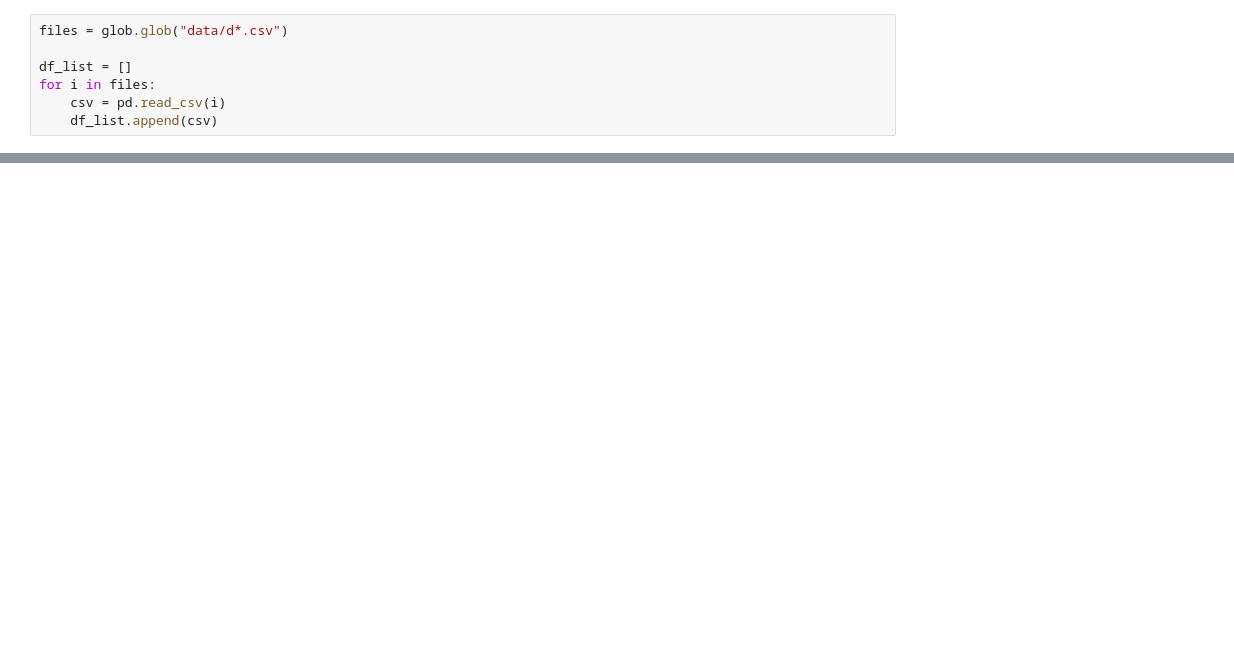
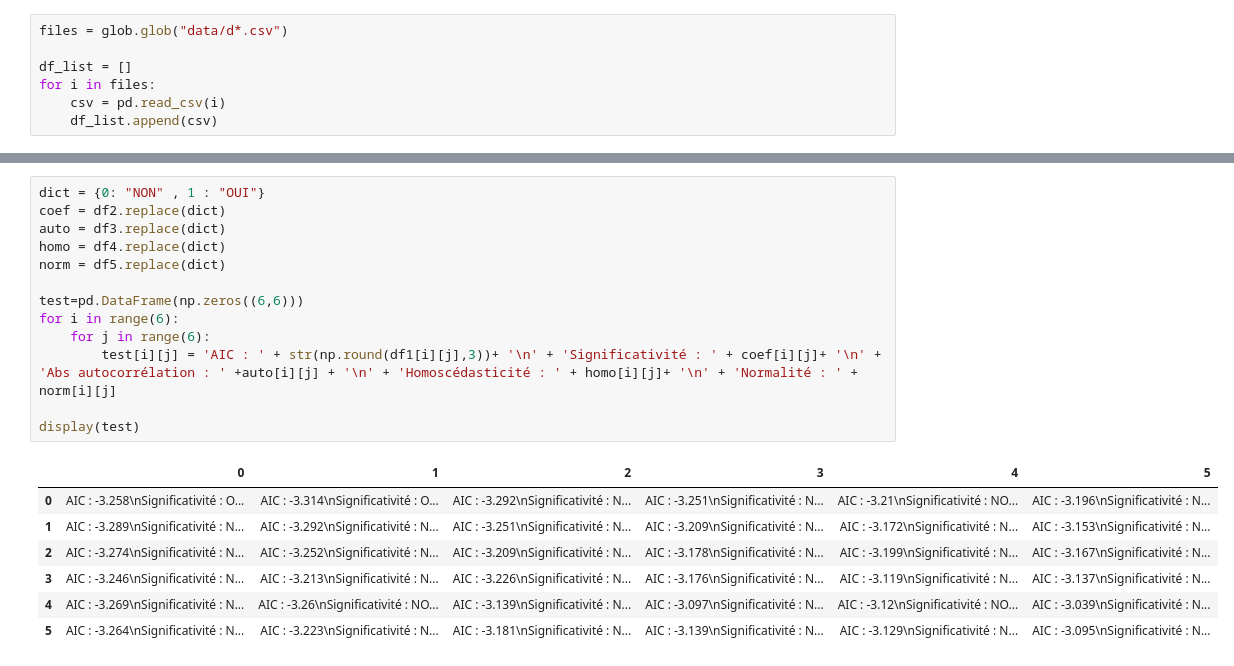
Before and after one commit to josephmosse/pea, a Jupyter notebook: arma/arma.ipynb, the cells around one changed output, grey strips where cells are left out. Cells and saved outputs as stored; diff of their text form; blank space fills up the shorter version.

```diff
--- a/arma/arma.ipynb
+++ b/arma/arma.ipynb
@@ -44,0 +130,21 @@ for i in range(2): heatmap(aic_list[i], df_list[i].columns[0])
+# %%
+dict = {0: "NON" , 1 : "OUI"}
+coef = df2.replace(dict)
+auto = df3.replace(dict)
+homo = df4.replace(dict)
+norm = df5.replace(dict)
+
+test=pd.DataFrame(np.zeros((6,6)))
+for i in range(6):
+    for j in range(6):
+        test[i][j] = 'AIC : ' + str(np.round(df1[i][j],3))+ '\n' + 'Significativité : ' + coef[i][j]+ '\n' + 'Abs autocorrélation : ' +auto[i][j] + '\n' + 'Homoscédasticité : ' + homo[i][j]+ '\n' + 'Normalité : ' + norm[i][j]
+
+display(test)
+# %% [output]
+|  | 0 | 1 | 2 | 3 | 4 | 5 |
+| 0 | AIC : -3.258\nSignificativité : O... | AIC : -3.314\nSignificativité : O... | AIC : -3.292\nSignificativité : N... | AIC : -3.251\nSignificativité : N... | AIC : -3.21\nSignificativité : NO... | AIC : -3.196\nSignificativité : N... |
+| 1 | AIC : -3.289\nSignificativité : N... | AIC : -3.292\nSignificativité : N... | AIC : -3.251\nSignificativité : N... | AIC : -3.209\nSignificativité : N... | AIC : -3.172\nSignificativité : N... | AIC : -3.153\nSignificativité : N... |
+| 2 | AIC : -3.274\nSignificativité : N... | AIC : -3.252\nSignificativité : N... | AIC : -3.209\nSignificativité : N... | AIC : -3.178\nSignificativité : N... | AIC : -3.199\nSignificativité : N... | AIC : -3.167\nSignificativité : N... |
+| 3 | AIC : -3.246\nSignificativité : N... | AIC : -3.213\nSignificativité : N... | AIC : -3.226\nSignificativité : N... | AIC : -3.176\nSignificativité : N... | AIC : -3.119\nSignificativité : N... | AIC : -3.137\nSignificativité : N... |
+| 4 | AIC : -3.269\nSignificativité : N... | AIC : -3.26\nSignificativité : NO... | AIC : -3.139\nSignificativité : N... | AIC : -3.097\nSignificativité : N... | AIC : -3.12\nSignificativité : NO... | AIC : -3.039\nSignificativité : N... |
+| 5 | AIC : -3.264\nSignificativité : N... | AIC : -3.223\nSignificativité : N... | AIC : -3.181\nSignificativité : N... | AIC : -3.139\nSignificativité : N... | AIC : -3.129\nSignificativité : N... | AIC : -3.095\nSignificativité : N... |
```
Also changed, not shown: parts of 9 cells of this notebook, 23 other files.
